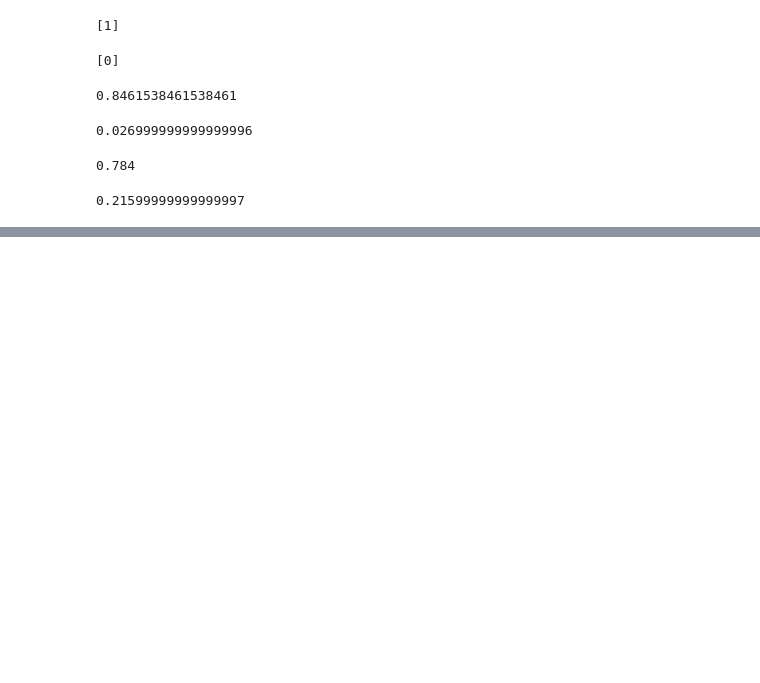
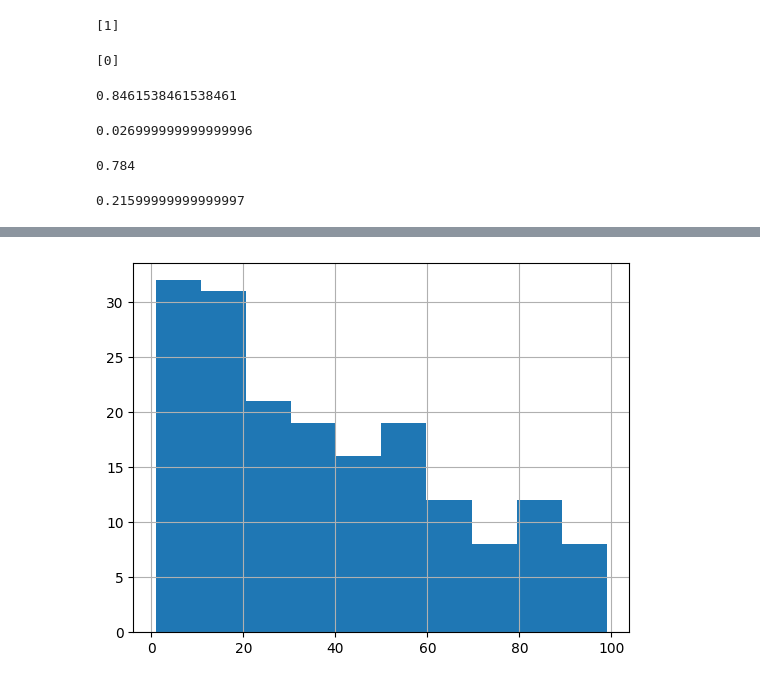
Before and after one commit to suhyeon0325/TIL, a Jupyter notebook: 통계복습_240114.ipynb, the cells around one changed output, grey strips where cells are left out. Cells and saved outputs as stored; diff of their text form; code cells hidden in the pictures; blank space fills up the shorter version.

```diff
--- a/통계복습_240114.ipynb
+++ b/통계복습_240114.ipynb
@@ -226,0 +278,6 @@ print(prob_greater_than_1)
+# %%
+# Create a histogram of num_users and show
+amir_deals['num_users'].hist()
+plt.show()
+# %% [output]
+[figure, added]
```
Also changed, not shown: parts of 6 cells of this notebook.
